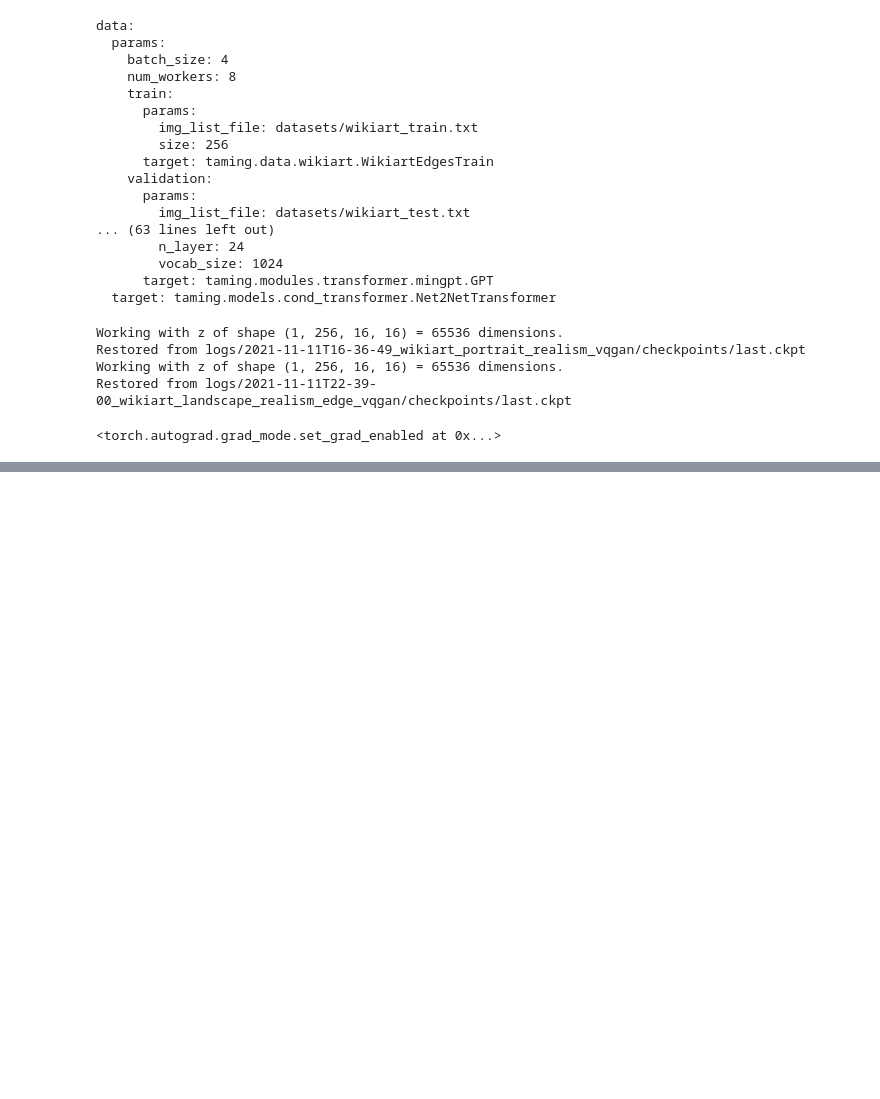
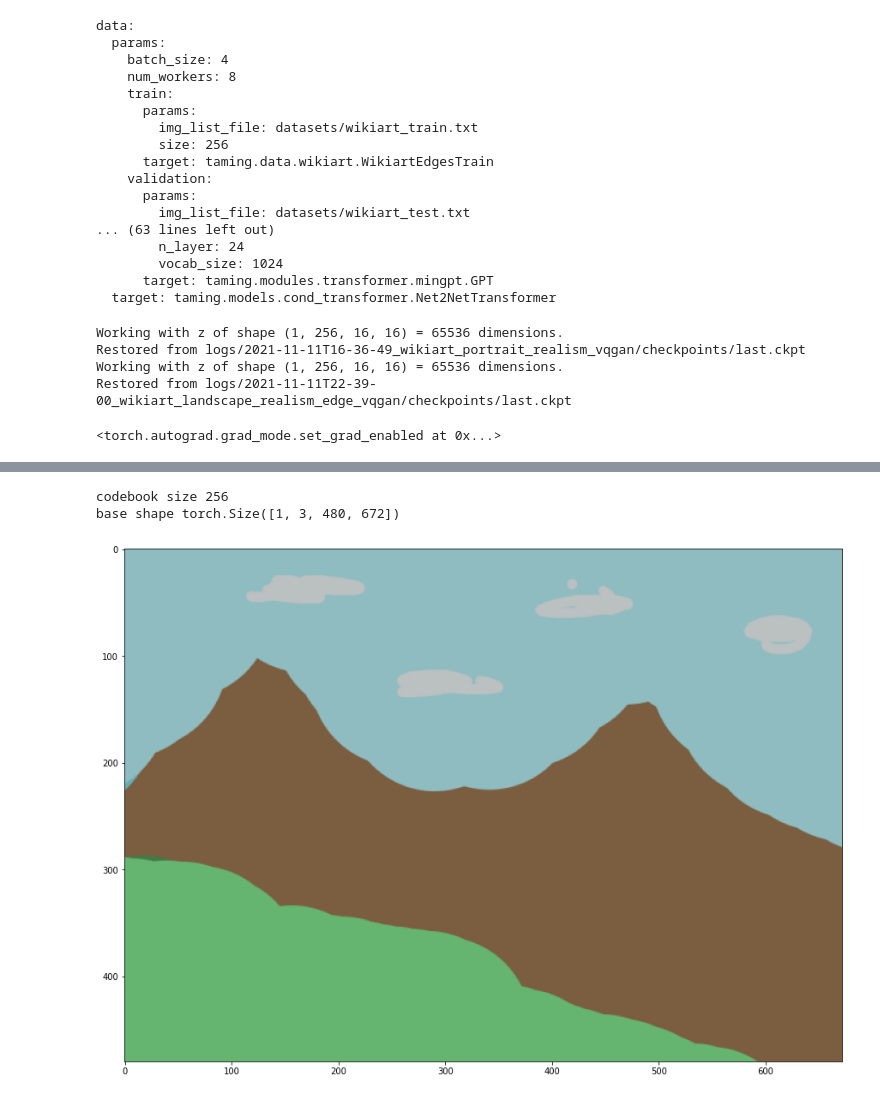
Before and after one commit to uai-art-image-processing/sketch-to-artwork, a Jupyter notebook: sampling.ipynb, the cells around one changed output, grey strips where cells are left out. Cells and saved outputs as stored; diff of their text form; code cells hidden in the pictures; blank space fills up the shorter version.

```diff
--- a/sampling.ipynb
+++ b/sampling.ipynb
@@ -98,3 +103,23 @@ show_image(x_sample)
+# %%
+codebook_size = config.model.params.first_stage_config.params.embed_dim
+print("codebook size", codebook_size)
+z_indices_shape = c_indices.shape
+z_code_shape = c_code.shape
+
+base_path = "datasets/sketches/8.png"
+x_sample = Image.open(base_path).convert('RGB').resize((672, 480))
+x_sample = np.array(x_sample)
+x_sample = (x_sample-125.5)/255.0
+x_sample = torch.tensor(x_sample.transpose(2,0,1)[None]).to(dtype=torch.float32, device=model.device)
+print("base shape", x_sample.shape)
+
+_, z_indices = model.encode_to_z(x_sample)
+
+show_edge(x_sample)
+# %% [output]
+codebook size 256
+base shape torch.Size([1, 3, 480, 672])
+[figure, added]
 # %%
 from IPython.display import clear_output
 import time
```
Also changed, not shown: parts of 7 cells of this notebook, 1 other file.
